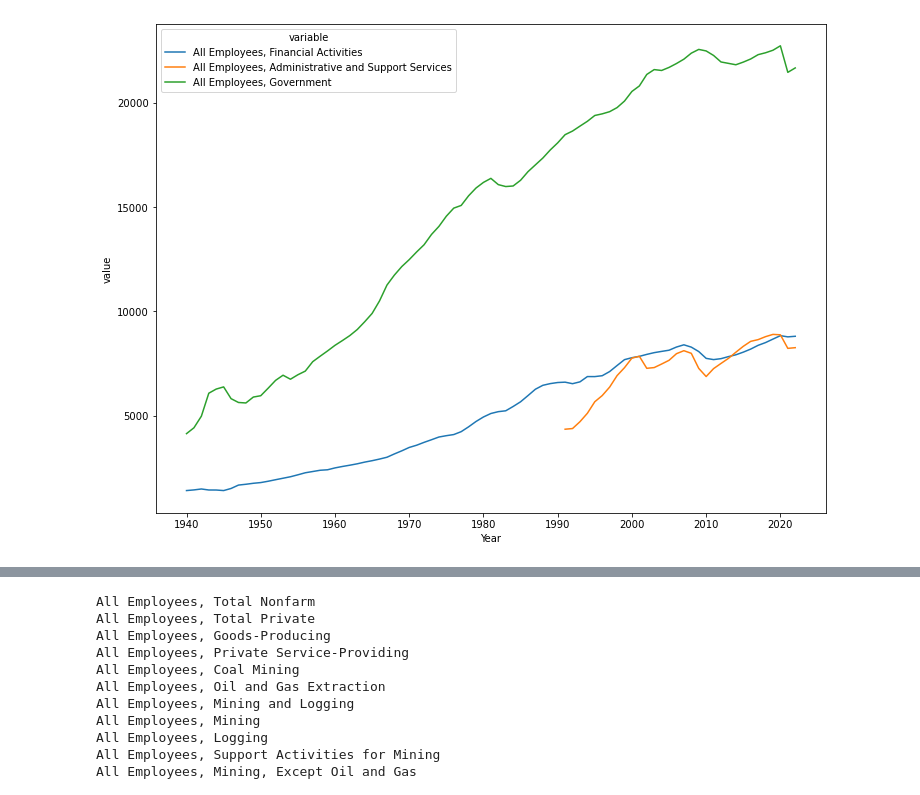
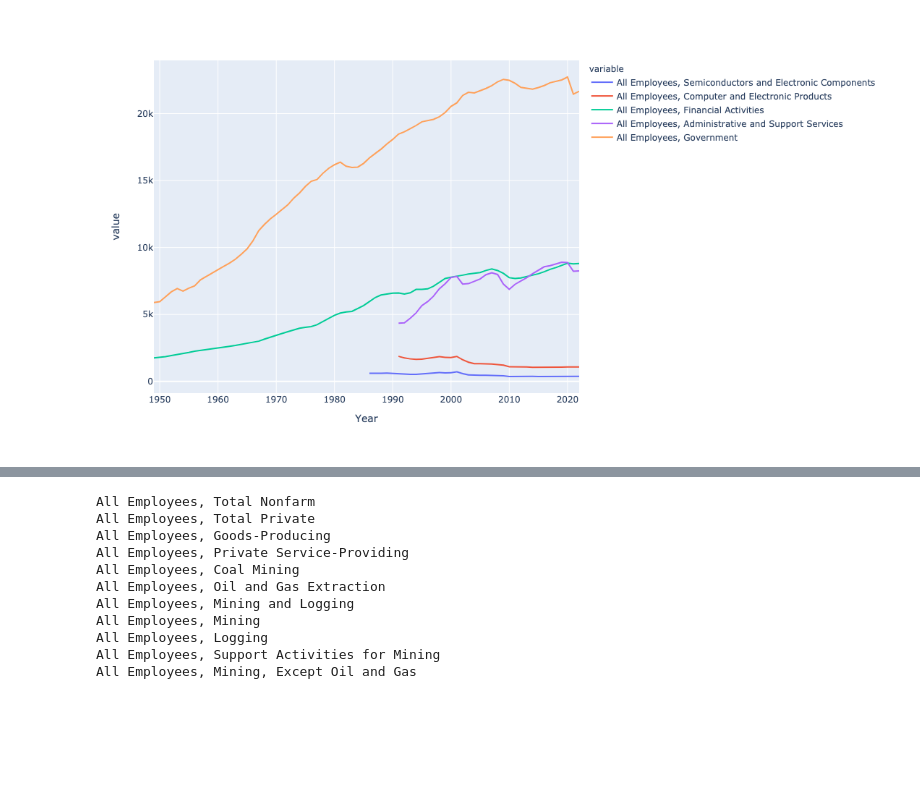
Before and after one commit to GStechschulte/Side_Projects, a Jupyter notebook: LaborMarket/LaborAnalysis.ipynb, the cells around one changed output, grey strips where cells are left out. Drawn from its saved outputs; the diff is of its cells as text; code cells hidden in the pictures; blank space fills up the shorter version.

```diff
--- a/LaborMarket/LaborAnalysis.ipynb
+++ b/LaborMarket/LaborAnalysis.ipynb
@@ -19,3 +37,9 @@ Filter occupations by wealth creation
+# %%
+lf = fred.get_series('CLF16OV')
+# %%
+lf = pd.DataFrame(lf)
+lf = lf.rename(columns={0: 'LaborForce'})
+lf.index.rename('Year', inplace=True)
 # %%
 labor = pd.read_csv('/Users/gabestechschulte/Downloads/labormarket.csv')
 labor = labor.rename(columns={'Unnamed: 0': 'Year'})
@@ -25,18 +48,26 @@ labor.tail()
 # %%
+labor = pd.merge(labor, lf, on='Year')
+labor.tail()
 yearly = labor.resample('A').last()
 melt = yearly.reset_index().melt(id_vars = 'Year')
 # %%
 def plotter(df, occups=list):
 
-    sub = df[df.variable.isin(occups)]
+    melt = df.reset_index().melt(id_vars = 'Year')
 
-    plt.figure(figsize=(12, 9))
-    sns.lineplot('Year', 'value', data = sub, hue = 'variable')
+    sub = melt[melt.variable.isin(occups)]
+    #plt.figure(figsize=(12, 9))
+    #sns.lineplot('Year', 'value', data = sub, hue = 'variable')
+    fig = px.line(sub, x="Year", y="value", color='variable',
+                 width = 1250, height = 600)
+    fig.show()
 # %%
 occs = ['All Employees, Financial Activities',
         'All Employees, Government',
-        'All Employees, Administrative and Support Services']
+        'All Employees, Administrative and Support Services',
+        'All Employees, Computer and Electronic Products',
+        'All Employees, Semiconductors and Electronic Components']
 
-plotter(melt, occs)
+plotter(yearly, occs)
 # %% [output]
-[figure, old version]
+[figure, new version]
```
Also changed, not shown: parts of 10 cells of this notebook.
